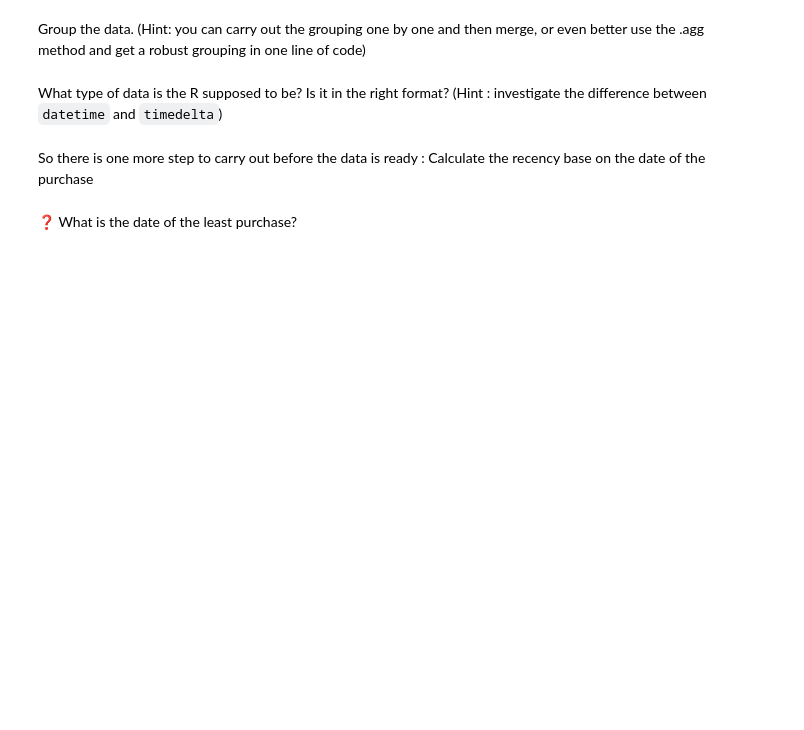
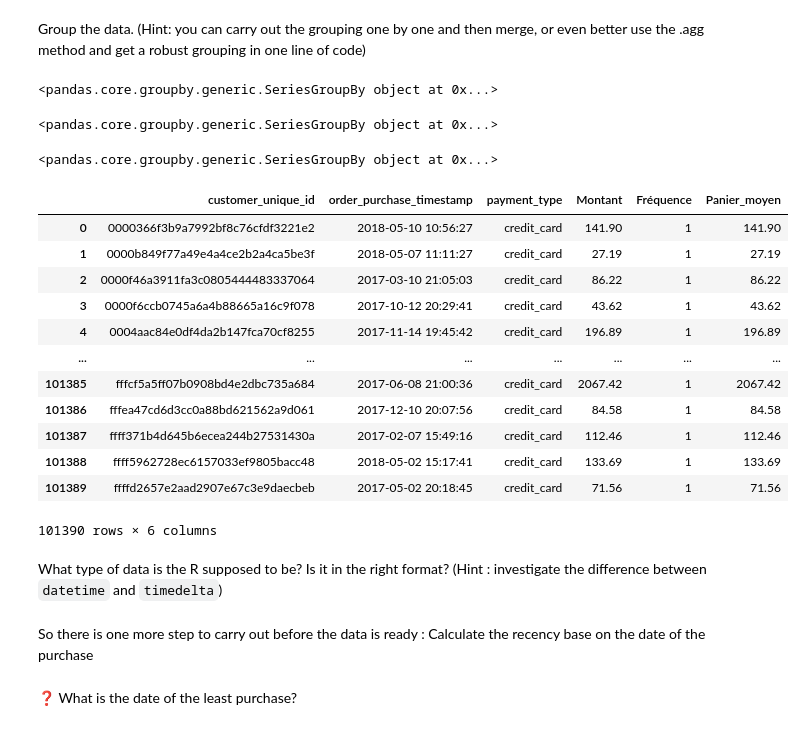
Before and after one commit to marianneSimplon/Analyse_clients_avec_agence_IA, a Jupyter notebook: ecommerce/01_Discovering_RFM_ecommerce.ipynb, the cells around one changed output. Saved outputs shown, nothing was run; the diff lists cells and outputs as text; code cells hidden in the pictures; blank space fills up the shorter version.

```diff
--- a/ecommerce/01_Discovering_RFM_ecommerce.ipynb
+++ b/ecommerce/01_Discovering_RFM_ecommerce.ipynb
@@ -66,5 +153,39 @@ import pandas as pd
 # %% [markdown]
 Group the data. (Hint: you can carry out the grouping one by one and then merge, or even better use the .agg method and get a robust grouping in one line of code)
+# %%
+group_by = df["order_status"].groupby(df["customer_unique_id"])
+group_by
+# %% [output]
+<pandas.core.groupby.generic.SeriesGroupBy object at 0x...>
+# %%
+group_by = df["order_purchase_timestamp"].groupby(df["customer_unique_id"])
+group_by
+# %% [output]
+<pandas.core.groupby.generic.SeriesGroupBy object at 0x...>
+# %%
+group_by = df["payment_value"].groupby(df["customer_unique_id"])
+group_by
+# %% [output]
+<pandas.core.groupby.generic.SeriesGroupBy object at 0x...>
+# %%
+df = df.groupby(['customer_unique_id','order_purchase_timestamp','payment_type']).agg(Montant=pd.NamedAgg(column='payment_value', aggfunc=sum),
+                                                     Fréquence=pd.NamedAgg(column='payment_value', aggfunc='count'),
+                                                     Panier_moyen=pd.NamedAgg(column='payment_value', aggfunc='mean')).reset_index()
+df
+# %% [output]
+|  | customer_unique_id | order_purchase_timestamp | payment_type | Montant | Fréquence | Panier_moyen |
+| 0 | 0000366f3b9a7992bf8c76cfdf3221e2 | 2018-05-10 10:56:27 | credit_card | 141.90 | 1 | 141.90 |
+| 1 | 0000b849f77a49e4a4ce2b2a4ca5be3f | 2018-05-07 11:11:27 | credit_card | 27.19 | 1 | 27.19 |
+| 2 | 0000f46a3911fa3c0805444483337064 | 2017-03-10 21:05:03 | credit_card | 86.22 | 1 | 86.22 |
+| 3 | 0000f6ccb0745a6a4b88665a16c9f078 | 2017-10-12 20:29:41 | credit_card | 43.62 | 1 | 43.62 |
+| 4 | 0004aac84e0df4da2b147fca70cf8255 | 2017-11-14 19:45:42 | credit_card | 196.89 | 1 | 196.89 |
+| ... | ... | ... | ... | ... | ... | ... |
+| 101385 | fffcf5a5ff07b0908bd4e2dbc735a684 | 2017-06-08 21:00:36 | credit_card | 2067.42 | 1 | 2067.42 |
+| 101386 | fffea47cd6d3cc0a88bd621562a9d061 | 2017-12-10 20:07:56 | credit_card | 84.58 | 1 | 84.58 |
+| 101387 | ffff371b4d645b6ecea244b27531430a | 2017-02-07 15:49:16 | credit_card | 112.46 | 1 | 112.46 |
+| 101388 | ffff5962728ec6157033ef9805bacc48 | 2018-05-02 15:17:41 | credit_card | 133.69 | 1 | 133.69 |
+| 101389 | ffffd2657e2aad2907e67c3e9daecbeb | 2017-05-02 20:18:45 | credit_card | 71.56 | 1 | 71.56 |
+101390 rows × 6 columns
 # %% [markdown]
 What type of data is the R supposed to be? Is it in the right format? (Hint : investigate the difference between `datetime` and `timedelta`)
 # %% [markdown]
```
Also changed, not shown: parts of 36 cells of this notebook.
